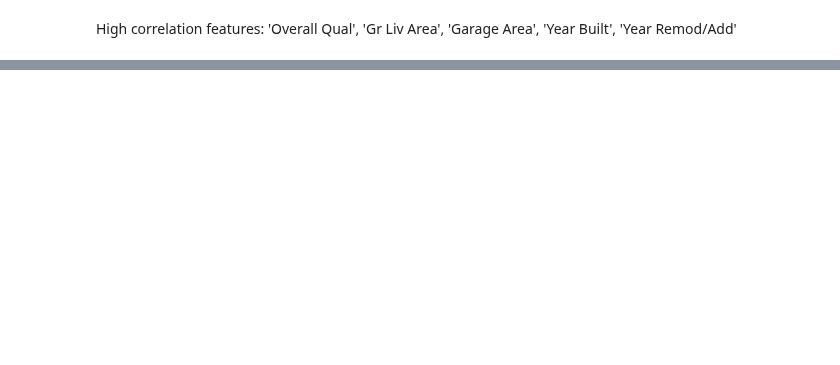
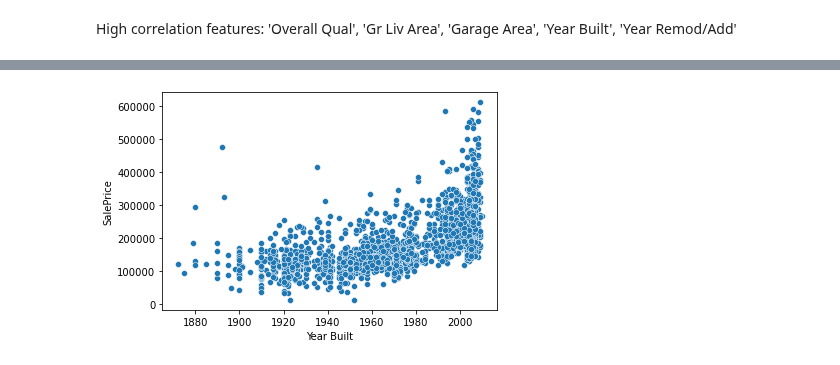
Before and after one commit to pezpet/general-assembly, a Jupyter notebook: labs/project-2-andres/code/01_EDA_and_Cleaning.ipynb, the cells around one changed output, grey strips where cells are left out. Cells and saved outputs as stored; diff of their text form; code cells hidden in the pictures; blank space fills up the shorter version.

```diff
--- a/labs/project-2-andres/code/01_EDA_and_Cleaning.ipynb
+++ b/labs/project-2-andres/code/01_EDA_and_Cleaning.ipynb
@@ -131,0 +183,4 @@ High correlation features: 'Overall Qual', 'Gr Liv Area', 'Garage Area', 'Year B
+# %%
+sns.scatterplot(x=train['Year Built'], y=train['SalePrice']);
+# %% [output]
+[figure, added]
```
Also changed, not shown: parts of 158 cells of this notebook, 4 other files.
